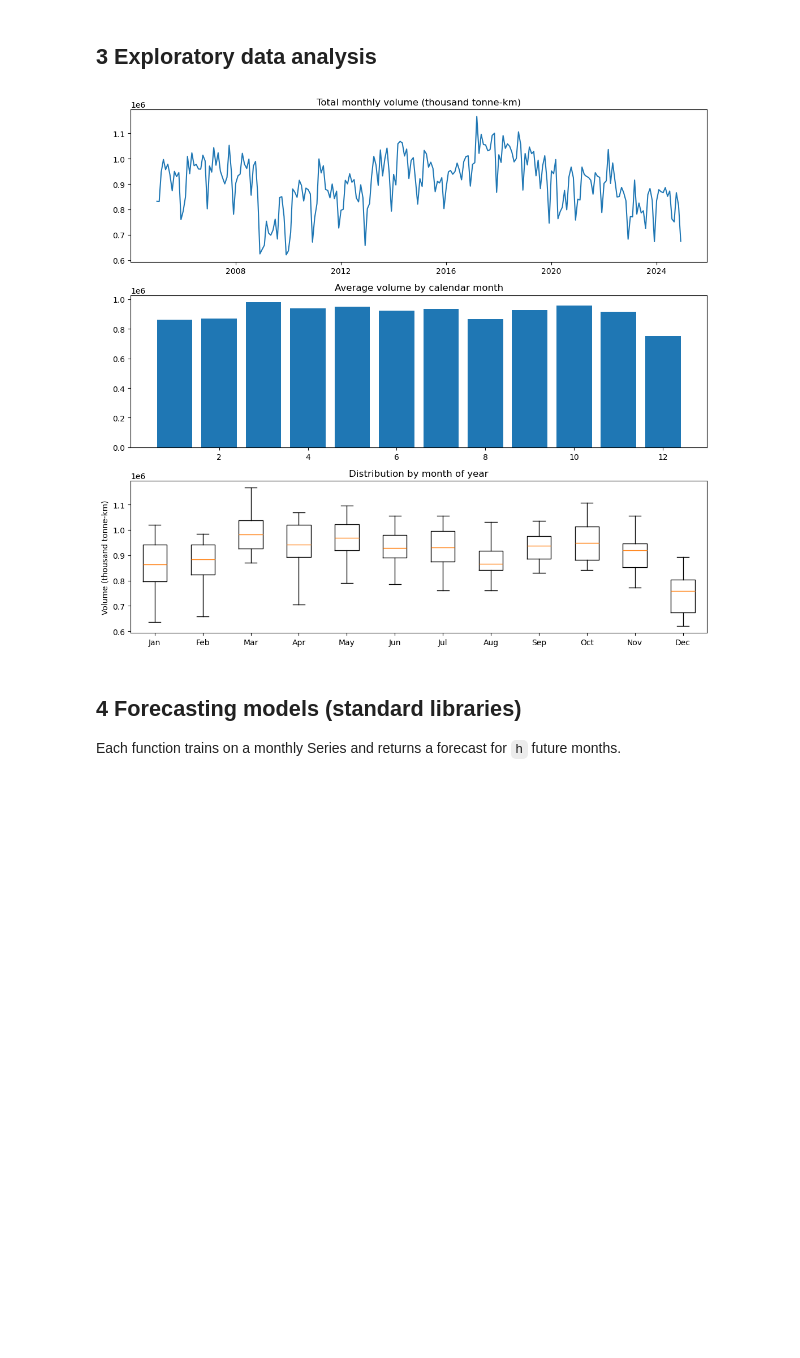
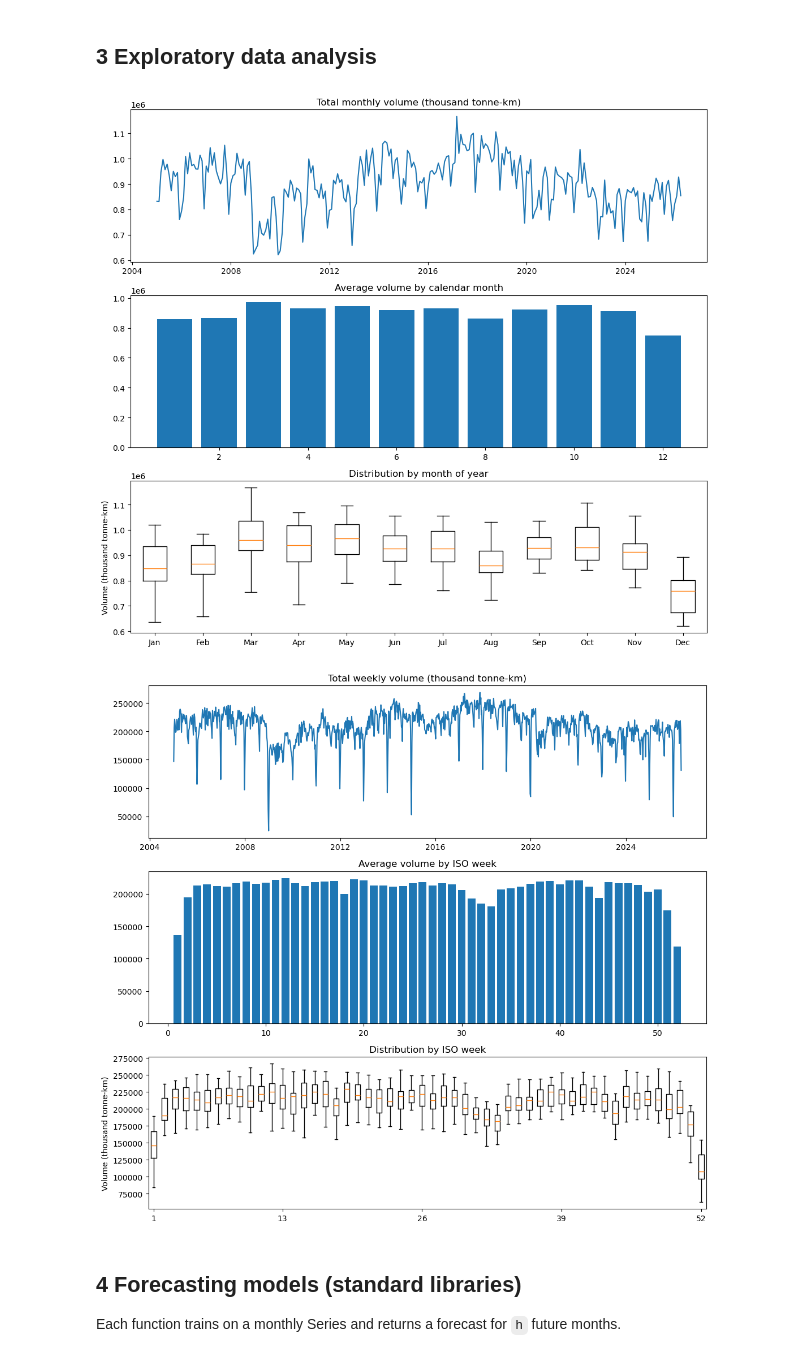
Before and after one commit to wodajack/emba_thesis, a Jupyter notebook: notebooks/RCA_Forecasting_Notebook.ipynb, the cells around one changed output. Cells and saved outputs as stored; diff of their text form; code cells hidden in the pictures; blank space fills up the shorter version.

Commit message:
add weekly and 2026

```diff
--- a/notebooks/RCA_Forecasting_Notebook.ipynb
+++ b/notebooks/RCA_Forecasting_Notebook.ipynb
@@ -112,17 +144,37 @@ calendar_features(series("TOTAL").index[:3])
 ## 3  Exploratory data analysis
 # %%
 s = series("TOTAL").dropna()
+sw = series("TOTAL", "w").dropna()
+
 fig, ax = plt.subplots(3,1, figsize=(11,10), sharex=False)
 ax[0].plot(s.index, s.values); ax[0].set_title("Total monthly volume (thousand tonne-km)")
 by = s.groupby(s.index.month).mean()
 ax[1].bar(range(1,13), by.values); ax[1].set_title("Average volume by calendar month")
 month_values = [s[s.index.month == m].values for m in range(1, 13)]
 ax[2].boxplot(month_values, labels=["Jan", "Feb", "Mar", "Apr", "May", "Jun", "Jul", "Aug", "Sep", "Oct", "Nov", "Dec"], showfliers=False)
 ax[2].set_title("Distribution by month of year")
 ax[2].set_ylabel("Volume (thousand tonne-km)")
 plt.tight_layout(); plt.show()
+
+week_groups = [(week, grp.values) for week, grp in sw.groupby(sw.index.isocalendar().week.astype(int))]
+week_numbers = [week for week, _ in week_groups]
+week_values = [values for _, values in week_groups]
+
+fig, ax = plt.subplots(3,1, figsize=(11,10), sharex=False)
+ax[0].plot(sw.index, sw.values); ax[0].set_title("Total weekly volume (thousand tonne-km)")
+byw = sw.groupby(sw.index.isocalendar().week.astype(int)).mean()
+ax[1].bar(byw.index, byw.values); ax[1].set_title("Average volume by ISO week")
+ax[2].boxplot(week_values, showfliers=False)
+tick_positions = [i + 1 for i, week in enumerate(week_numbers) if week in {1, 13, 26, 39, 52}]
+tick_labels = [str(week) for week in week_numbers if week in {1, 13, 26, 39, 52}]
+ax[2].set_xticks(tick_positions)
+ax[2].set_xticklabels(tick_labels)
+ax[2].set_title("Distribution by ISO week")
+ax[2].set_ylabel("Volume (thousand tonne-km)")
+plt.tight_layout(); plt.show()
 # %% [output]
-[figure, old version]
+[figure, new version]
+[figure, added]
 # %% [markdown]
 ## 4  Forecasting models (standard libraries)
 Each function trains on a monthly Series and returns a forecast for `h` future months.
```
Also changed, not shown: parts of 6 cells of this notebook.
